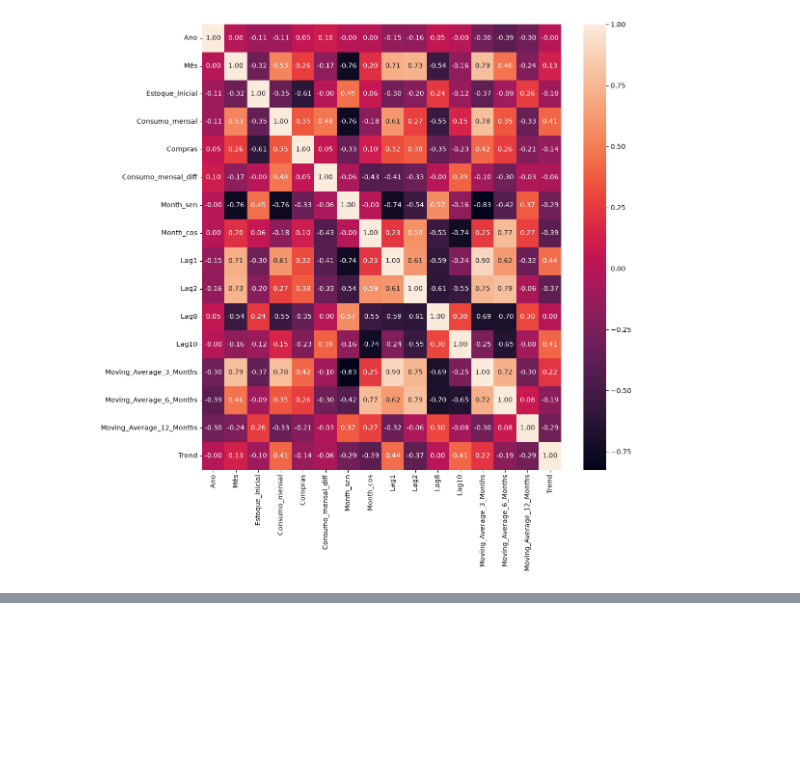
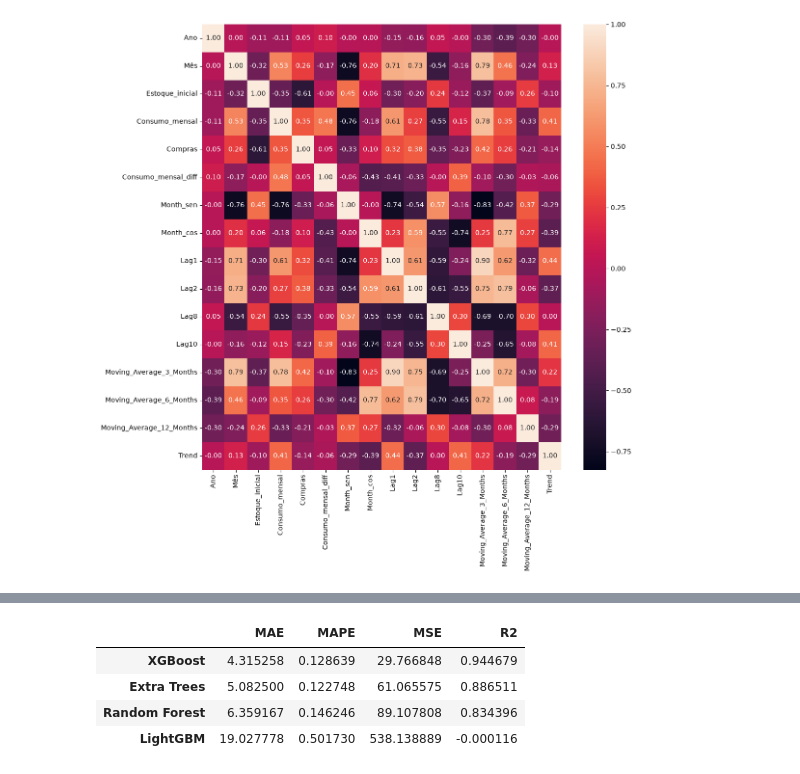
Before and after one commit to 9000639lpht/temporal-series-analysis, a Jupyter notebook: notebooks/main.ipynb, the cells around one changed output, grey strips where cells are left out. Saved outputs shown, nothing was run; the diff lists cells and outputs as text; code cells hidden in the pictures; blank space fills up the shorter version.

```diff
--- a/notebooks/main.ipynb
+++ b/notebooks/main.ipynb
@@ -133,0 +296,8 @@ sns.heatmap(corr_matrix, annot=True, fmt=".2f")
+# %%
+results.sort_values(by="MSE", ascending=True)
+# %% [output]
+|  | MAE | MAPE | MSE | R2 |
+| XGBoost | 4.315258 | 0.128639 | 29.766848 | 0.944679 |
+| Extra Trees | 5.082500 | 0.122748 | 61.065575 | 0.886511 |
+| Random Forest | 6.359167 | 0.146246 | 89.107808 | 0.834396 |
+| LightGBM | 19.027778 | 0.501730 | 538.138889 | -0.000116 |
```
Also changed, not shown: parts of 9 cells of this notebook.
